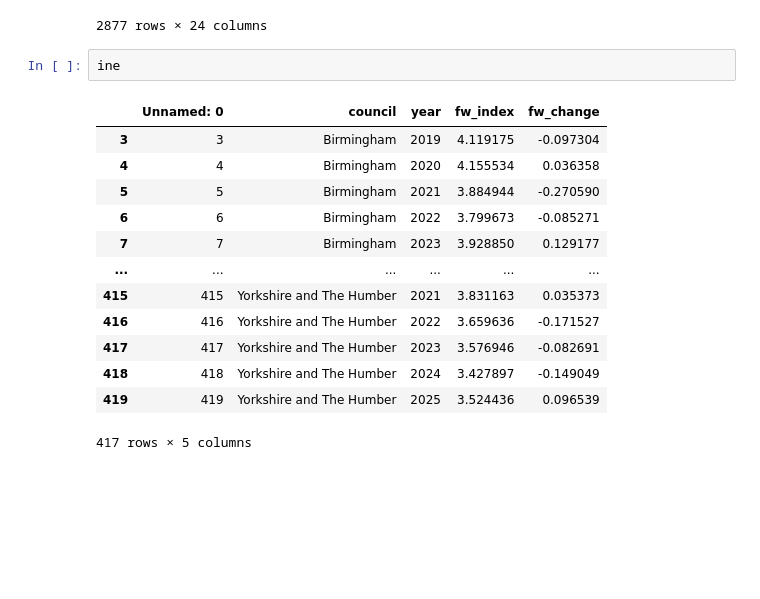
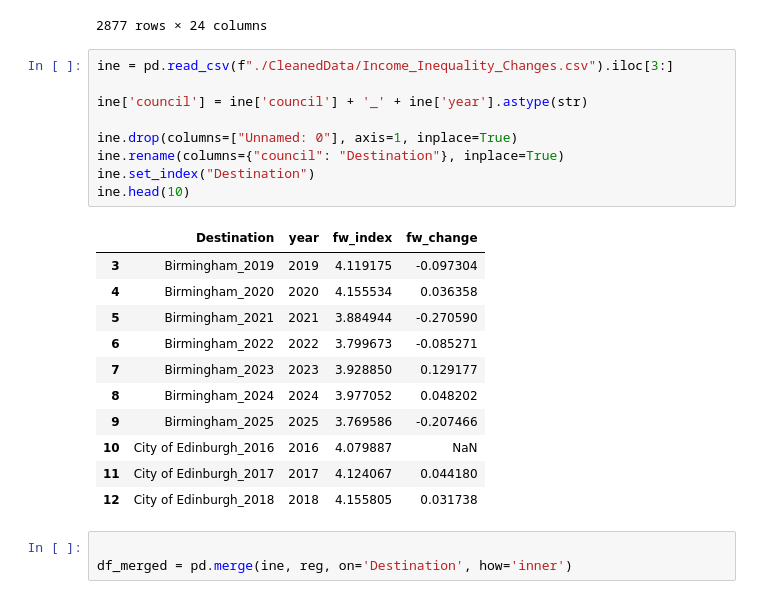
Before and after one commit to Belmiro42/M6006_assignment3_21101061234, a Jupyter notebook: Merging.ipynb, the cells around one changed output. Saved outputs shown, nothing was run; the diff lists cells and outputs as text; blank space fills up the shorter version.

Commit message:
Merged

```diff
--- a/Merging.ipynb
+++ b/Merging.ipynb
@@ -21,18 +22,26 @@ reg
 | 2879 | York UA_2024 | 11191.4953 | 10728.8109 | 8518.4221 | 735.3281 | 12237.1483 | 1549.4653 | 481.0539 | 15435.7327 | ... |
 2877 rows × 24 columns
 # %%
-ine
+ine = pd.read_csv(f"./CleanedData/Income_Inequality_Changes.csv").iloc[3:]
+
+ine['council'] = ine['council'] + '_' + ine['year'].astype(str)
+
+ine.drop(columns=["Unnamed: 0"], axis=1, inplace=True)
+ine.rename(columns={"council": "Destination"}, inplace=True)
+ine.set_index("Destination")
+ine.head(10)
 # %% [output]
-|  | Unnamed: 0 | council | year | fw_index | fw_change |
-| 3 | 3 | Birmingham | 2019 | 4.119175 | -0.097304 |
-| 4 | 4 | Birmingham | 2020 | 4.155534 | 0.036358 |
-| 5 | 5 | Birmingham | 2021 | 3.884944 | -0.270590 |
-| 6 | 6 | Birmingham | 2022 | 3.799673 | -0.085271 |
-| 7 | 7 | Birmingham | 2023 | 3.928850 | 0.129177 |
-| ... | ... | ... | ... | ... | ... |
-| 415 | 415 | Yorkshire and The Humber | 2021 | 3.831163 | 0.035373 |
-| 416 | 416 | Yorkshire and The Humber | 2022 | 3.659636 | -0.171527 |
-| 417 | 417 | Yorkshire and The Humber | 2023 | 3.576946 | -0.082691 |
-| 418 | 418 | Yorkshire and The Humber | 2024 | 3.427897 | -0.149049 |
-| 419 | 419 | Yorkshire and The Humber | 2025 | 3.524436 | 0.096539 |
+|  | Destination | year | fw_index | fw_change |
+| 3 | Birmingham_2019 | 2019 | 4.119175 | -0.097304 |
+| 4 | Birmingham_2020 | 2020 | 4.155534 | 0.036358 |
+| 5 | Birmingham_2021 | 2021 | 3.884944 | -0.270590 |
+| 6 | Birmingham_2022 | 2022 | 3.799673 | -0.085271 |
+| 7 | Birmingham_2023 | 2023 | 3.928850 | 0.129177 |
+| 8 | Birmingham_2024 | 2024 | 3.977052 | 0.048202 |
+| 9 | Birmingham_2025 | 2025 | 3.769586 | -0.207466 |
+| 10 | City of Edinburgh_2016 | 2016 | 4.079887 | NaN |
+| 11 | City of Edinburgh_2017 | 2017 | 4.124067 | 0.044180 |
+| 12 | City of Edinburgh_2018 | 2018 | 4.155805 | 0.031738 |
-417 rows × 5 columns
+# %%
+
+df_merged = pd.merge(ine, reg, on='Destination', how='inner')
```
Also changed, not shown: parts of 4 cells of this notebook.
